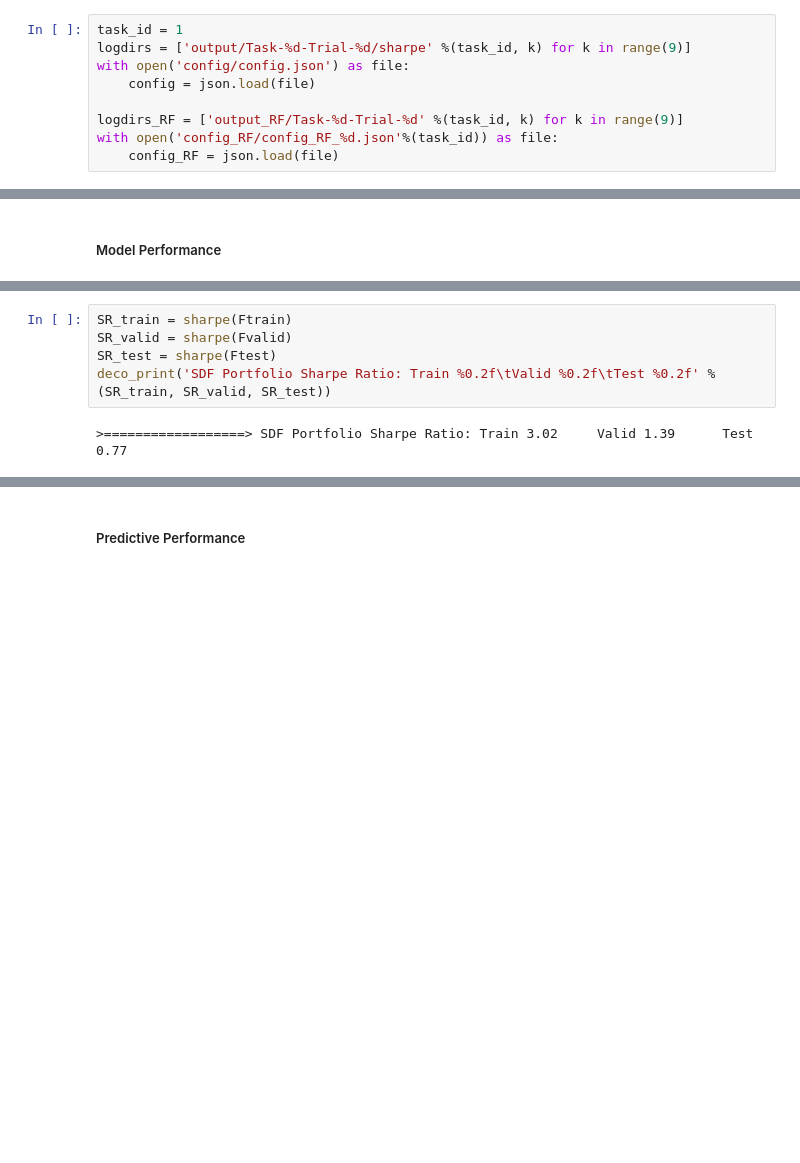
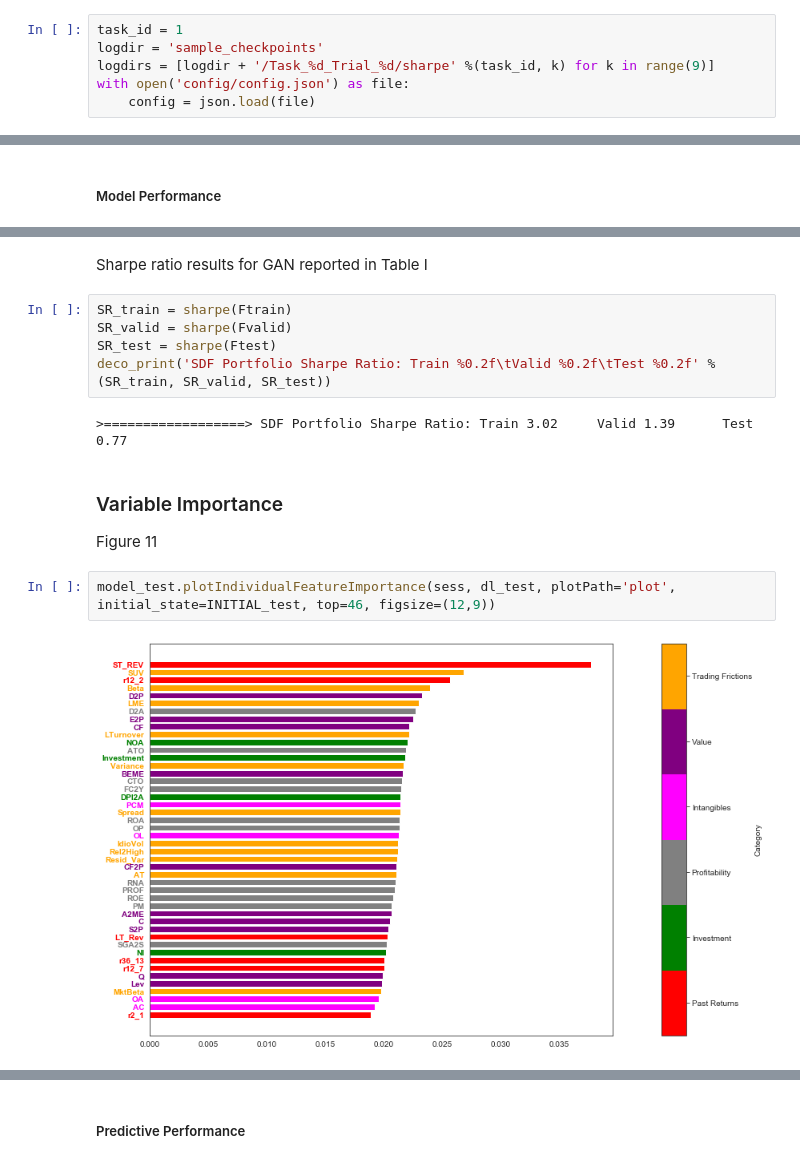
Before and after one commit to jasonzy121/Deep_Learning_Asset_Pricing, a Jupyter notebook: model_GAN.ipynb, the cells around one changed output, grey strips where cells are left out. Saved outputs shown, nothing was run; the diff lists cells and outputs as text; blank space fills up the shorter version.

Commit message:
Add training and plotting code to notebook

```diff
--- a/model_GAN.ipynb
+++ b/model_GAN.ipynb
@@ -17,13 +154,10 @@ from src.utils import sharpe
 ##### Model Configurations
 # %%
 task_id = 1
-logdirs = ['output/Task-%d-Trial-%d/sharpe' %(task_id, k) for k in range(9)]
+logdir = 'sample_checkpoints'
+logdirs = [logdir + '/Task_%d_Trial_%d/sharpe' %(task_id, k) for k in range(9)]
 with open('config/config.json') as file:
     config = json.load(file)
-
-logdirs_RF = ['output_RF/Task-%d-Trial-%d' %(task_id, k) for k in range(9)]
-with open('config_RF/config_RF_%d.json'%(task_id)) as file:
-    config_RF = json.load(file)
 # %% [markdown]
 ##### Load Data
 # %%
@@ -69,3 +257,5 @@ np.save(os.path.join(logdir, 'sdf_normalized_ensemble.npy'), sdf_norm_ensemble)
+# %% [markdown]
+Sharpe ratio results for GAN reported in Table I
 # %%
 SR_train = sharpe(Ftrain)
 SR_valid = sharpe(Fvalid)
@@ -73,3 +263,10 @@ SR_test = sharpe(Ftest)
 deco_print('SDF Portfolio Sharpe Ratio: Train %0.2f\tValid %0.2f\tTest %0.2f' %(SR_train, SR_valid, SR_test))
 # %% [output]
 >==================> SDF Portfolio Sharpe Ratio: Train 3.02     Valid 1.39      Test 0.77
+# %% [markdown]
+### Variable Importance ###
+Figure 11
+# %%
+model_test.plotIndividualFeatureImportance(sess, dl_test, plotPath='plot', initial_state=INITIAL_test, top=46, figsize=(12,9))
+# %% [output]
+[figure, added]
```
Also changed, not shown: parts of 37 cells of this notebook, 12 other files.
